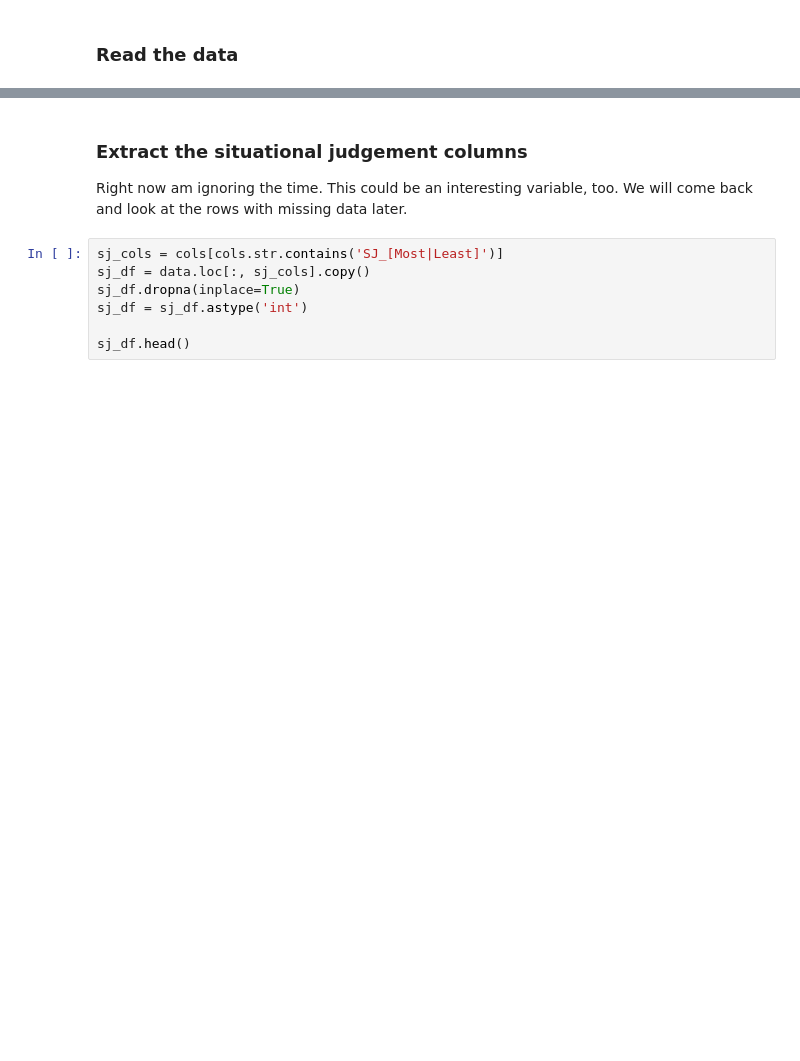
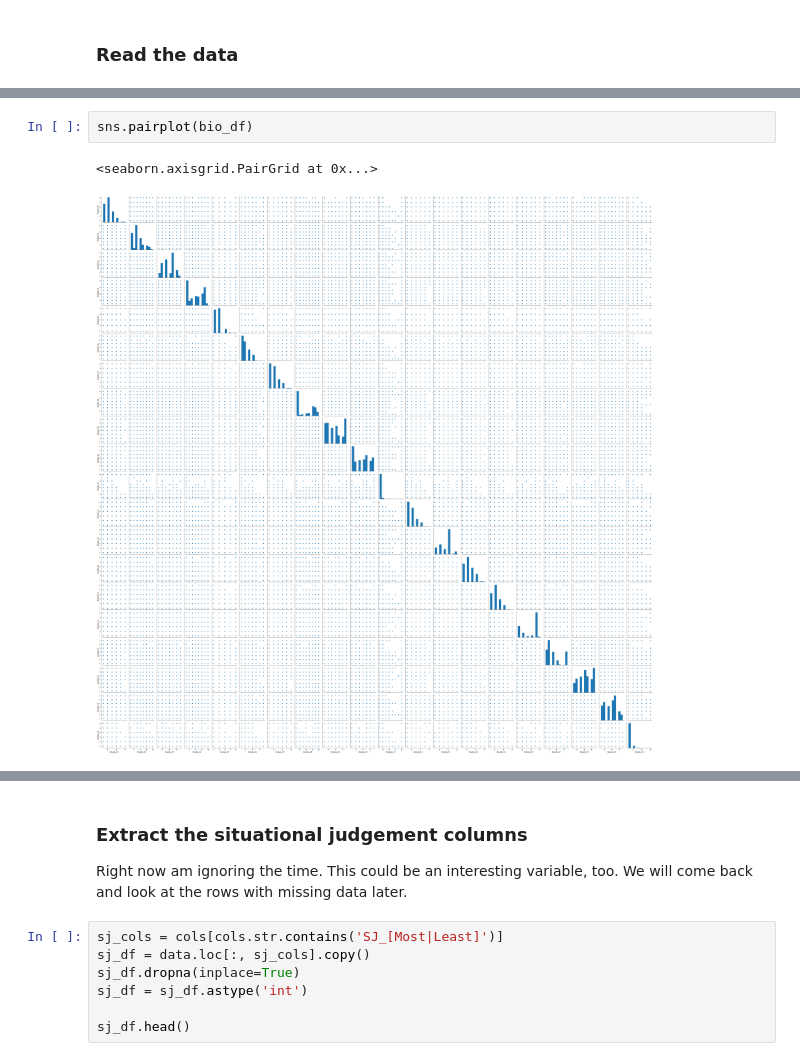
Before and after one commit to ianmburke2233/POIS-0202-Moixa, a Jupyter notebook: dimensionality-reduction.ipynb, the cells around one changed output, grey strips where cells are left out. Saved outputs shown, nothing was run; the diff lists cells and outputs as text; blank space fills up the shorter version.

```diff
--- a/dimensionality-reduction.ipynb
+++ b/dimensionality-reduction.ipynb
@@ -39,0 +109,5 @@ data.head()
+# %%
+sns.pairplot(bio_df)
+# %% [output]
+<seaborn.axisgrid.PairGrid at 0x...>
+[figure, added]
```
Also changed, not shown: parts of 23 cells of this notebook, 6 other files.
